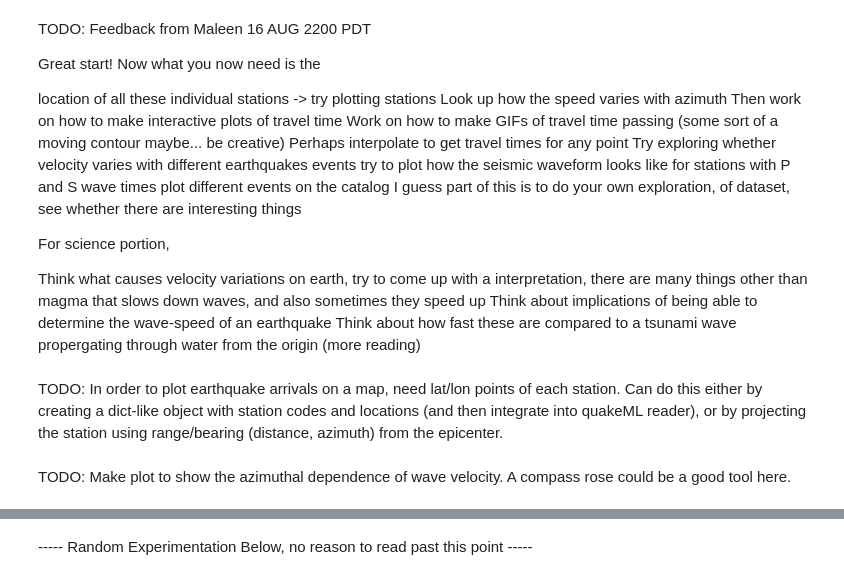
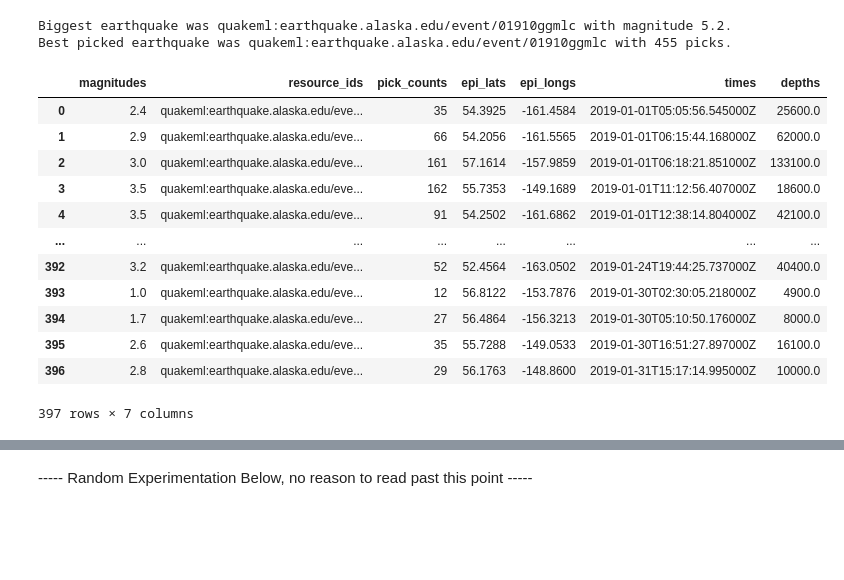
Before and after one commit to oceanhackweek/earthquakes, a Jupyter notebook: sandbox.ipynb, the cells around one changed output, grey strips where cells are left out. Saved outputs shown, nothing was run; the diff lists cells and outputs as text; code cells hidden in the pictures; blank space fills up the shorter version.

```diff
--- a/sandbox.ipynb
+++ b/sandbox.ipynb
@@ -91,24 +130,18 @@ S-wave slope is 4.825493373364722 km/s.
-# %% [markdown]
-TODO: Feedback from Maleen 16 AUG 2200 PDT
-
-Great start! Now what you now need is the
-
-location of all these individual stations -> try plotting stations
-Look up how the speed varies with azimuth
-Then work on how to make interactive plots of travel time
-Work on how to make GIFs of travel time passing (some sort of a moving contour maybe... be creative)
-Perhaps interpolate to get travel times for any point
-Try exploring whether velocity varies with different earthquakes events
-try to plot how the seismic waveform looks like for stations with P and S wave times
-plot different events on the catalog
-I guess part of this is to do your own exploration, of dataset, see whether there are interesting things
-
-For science portion,
-
-Think what causes velocity variations on earth, try to come up with a interpretation, there are many things other than magma that slows down waves, and also sometimes they speed up
-Think about implications of being able to determine the wave-speed of an earthquake
-Think about how fast these are compared to a tsunami wave propergating through water from the origin (more reading)
-# %% [markdown]
-TODO: In order to plot earthquake arrivals on a map, need lat/lon points of each station.  Can do this either by creating a dict-like object with station codes and locations (and then integrate into quakeML reader), or by projecting the station using range/bearing (distance, azimuth) from the epicenter.
-# %% [markdown]
-TODO: Make plot to show the azimuthal dependence of wave velocity.  A compass rose could be a good tool here.
+# %%
+generate_summary(cat) #summarizes events and identifies most relevant
+# %% [output]
+Biggest earthquake was quakeml:earthquake.alaska.edu/event/01910ggmlc with magnitude 5.2.
+Best picked earthquake was quakeml:earthquake.alaska.edu/event/01910ggmlc with 455 picks.
+|  | magnitudes | resource_ids | pick_counts | epi_lats | epi_longs | times | depths |
+| 0 | 2.4 | quakeml:earthquake.alaska.edu/eve... | 35 | 54.3925 | -161.4584 | 2019-01-01T05:05:56.545000Z | 25600.0 |
+| 1 | 2.9 | quakeml:earthquake.alaska.edu/eve... | 66 | 54.2056 | -161.5565 | 2019-01-01T06:15:44.168000Z | 62000.0 |
+| 2 | 3.0 | quakeml:earthquake.alaska.edu/eve... | 161 | 57.1614 | -157.9859 | 2019-01-01T06:18:21.851000Z | 133100.0 |
+| 3 | 3.5 | quakeml:earthquake.alaska.edu/eve... | 162 | 55.7353 | -149.1689 | 2019-01-01T11:12:56.407000Z | 18600.0 |
+| 4 | 3.5 | quakeml:earthquake.alaska.edu/eve... | 91 | 54.2502 | -161.6862 | 2019-01-01T12:38:14.804000Z | 42100.0 |
+| ... | ... | ... | ... | ... | ... | ... | ... |
+| 392 | 3.2 | quakeml:earthquake.alaska.edu/eve... | 52 | 52.4564 | -163.0502 | 2019-01-24T19:44:25.737000Z | 40400.0 |
+| 393 | 1.0 | quakeml:earthquake.alaska.edu/eve... | 12 | 56.8122 | -153.7876 | 2019-01-30T02:30:05.218000Z | 4900.0 |
+| 394 | 1.7 | quakeml:earthquake.alaska.edu/eve... | 27 | 56.4864 | -156.3213 | 2019-01-30T05:10:50.176000Z | 8000.0 |
+| 395 | 2.6 | quakeml:earthquake.alaska.edu/eve... | 35 | 55.7288 | -149.0533 | 2019-01-30T16:51:27.897000Z | 16100.0 |
+| 396 | 2.8 | quakeml:earthquake.alaska.edu/eve... | 29 | 56.1763 | -148.8600 | 2019-01-31T15:17:14.995000Z | 10000.0 |
+397 rows × 7 columns
```
Also changed, not shown: parts of 18 cells of this notebook.
